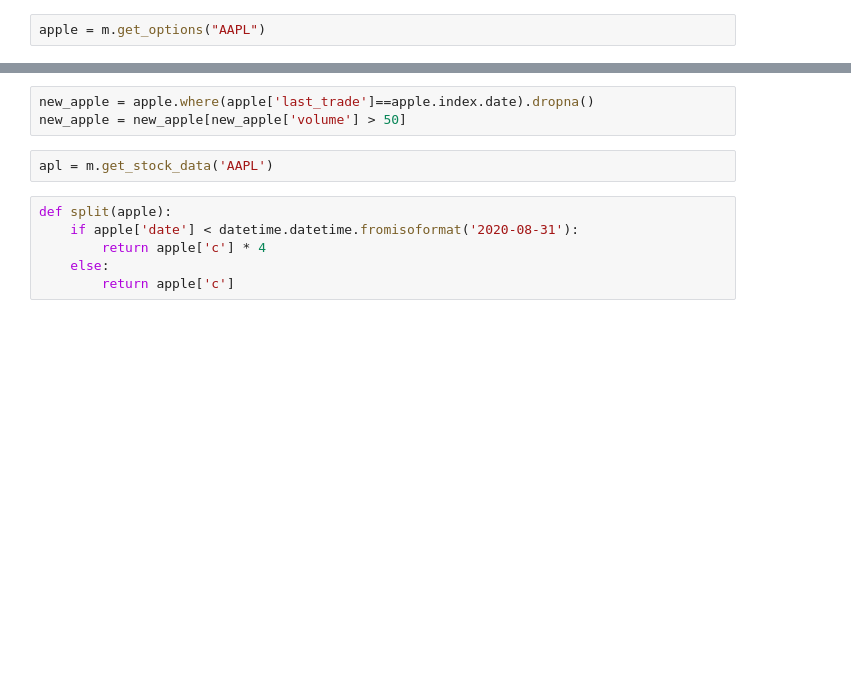
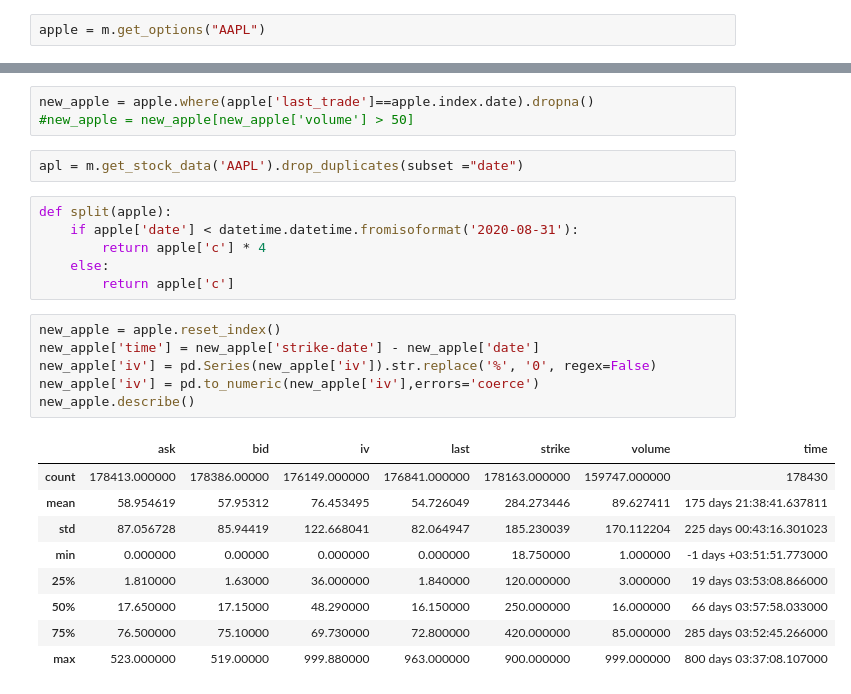
Before and after one commit to andermy/yahooScraper, a Jupyter notebook: Iron Condor.ipynb, the cells around one changed output, grey strips where cells are left out. Saved outputs shown, nothing was run; the diff lists cells and outputs as text; blank space fills up the shorter version.

```diff
--- a/Iron Condor.ipynb
+++ b/Iron Condor.ipynb
@@ -19,11 +27,27 @@ apple.tail()
 # %%
 new_apple = apple.where(apple['last_trade']==apple.index.date).dropna()
-new_apple = new_apple[new_apple['volume'] > 50]
+#new_apple = new_apple[new_apple['volume'] > 50]
 # %%
-apl = m.get_stock_data('AAPL')
+apl = m.get_stock_data('AAPL').drop_duplicates(subset ="date")
 # %%
 def split(apple):
     if apple['date'] < datetime.datetime.fromisoformat('2020-08-31'):
         return apple['c'] * 4
     else:
         return apple['c']
+# %%
+new_apple = apple.reset_index()
+new_apple['time'] = new_apple['strike-date'] - new_apple['date']
+new_apple['iv'] = pd.Series(new_apple['iv']).str.replace('%', '0', regex=False)
+new_apple['iv'] = pd.to_numeric(new_apple['iv'],errors='coerce')
+new_apple.describe()
+# %% [output]
+|  | ask | bid | iv | last | strike | volume | time |
+| count | 178413.000000 | 178386.00000 | 176149.000000 | 176841.000000 | 178163.000000 | 159747.000000 | 178430 |
+| mean | 58.954619 | 57.95312 | 76.453495 | 54.726049 | 284.273446 | 89.627411 | 175 days 21:38:41.637811 |
+| std | 87.056728 | 85.94419 | 122.668041 | 82.064947 | 185.230039 | 170.112204 | 225 days 00:43:16.301023 |
+| min | 0.000000 | 0.00000 | 0.000000 | 0.000000 | 18.750000 | 1.000000 | -1 days +03:51:51.773000 |
+| 25% | 1.810000 | 1.63000 | 36.000000 | 1.840000 | 120.000000 | 3.000000 | 19 days 03:53:08.866000 |
+| 50% | 17.650000 | 17.15000 | 48.290000 | 16.150000 | 250.000000 | 16.000000 | 66 days 03:57:58.033000 |
+| 75% | 76.500000 | 75.10000 | 69.730000 | 72.800000 | 420.000000 | 85.000000 | 285 days 03:52:45.266000 |
+| max | 523.000000 | 519.00000 | 999.880000 | 963.000000 | 900.000000 | 999.000000 | 800 days 03:37:08.107000 |
```
Also changed, not shown: parts of 13 cells of this notebook, 1 other file.
